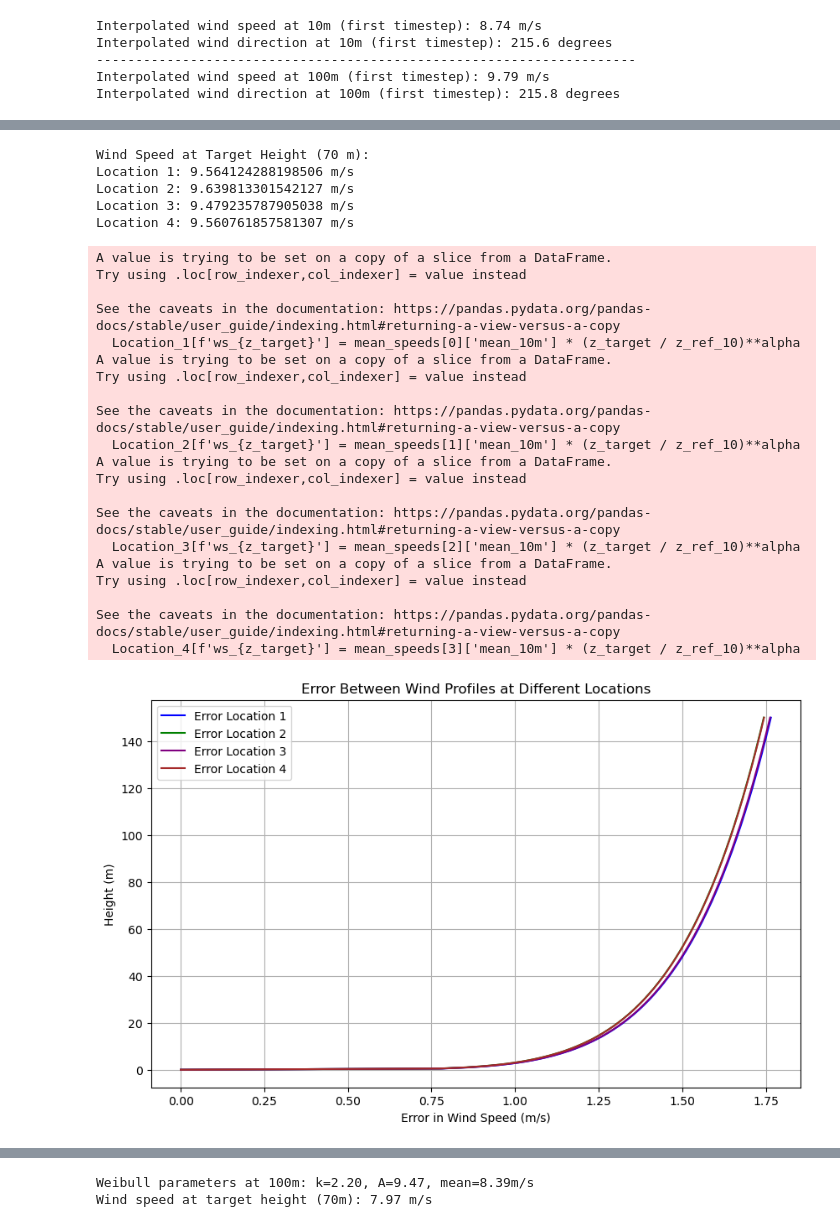
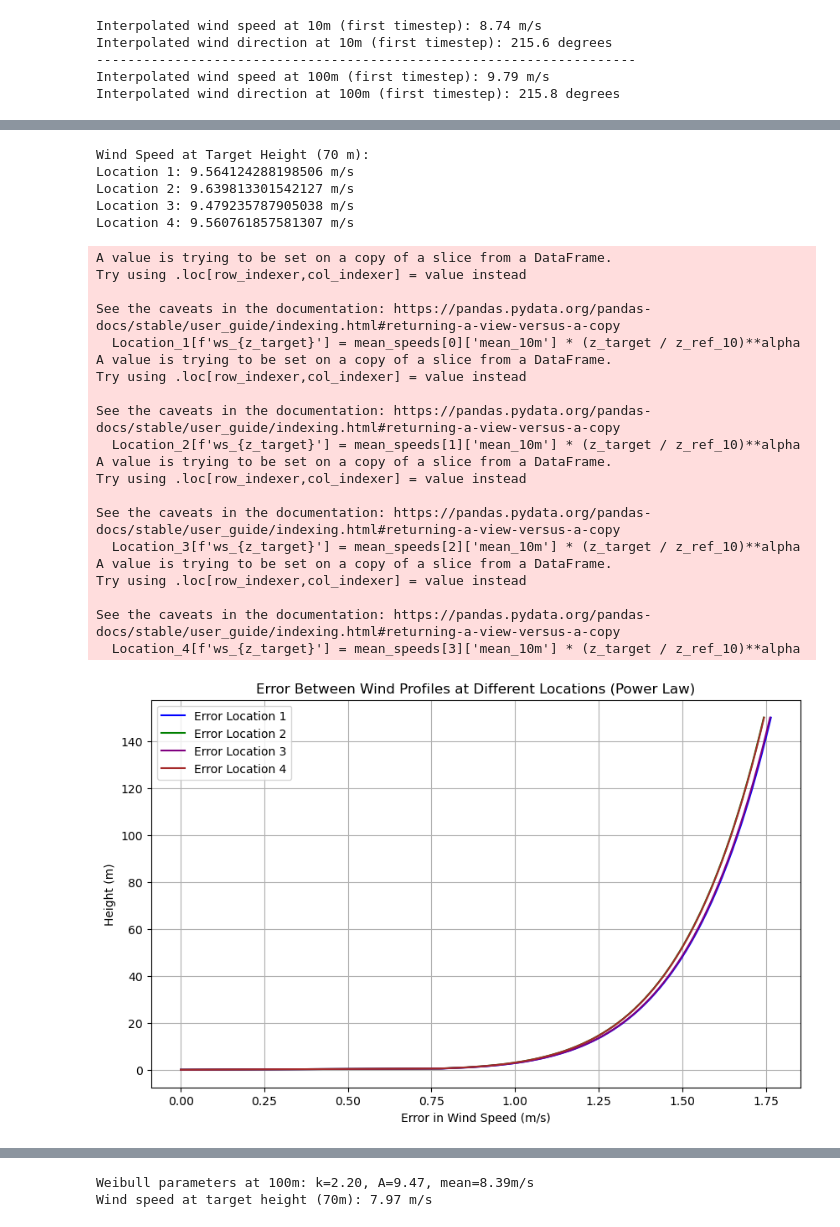
Before and after one commit to DTUWindEducation/final-project-bladepyrunner, a Jupyter notebook: main_code.ipynb, the cells around one changed output, grey strips where cells are left out. Cells and saved outputs as stored; diff of their text form; code cells hidden in the pictures.

```diff
--- a/main_code.ipynb
+++ b/main_code.ipynb
@@ -255,7 +255,12 @@ alpha = 1 / 7  # Wind shear exponent (empirical for neutral stability conditions
 
 z_target = 70  # Set the target height
 
-z = np.linspace(0, 150, 300)  # Heights from 0 to 100 m
+max_z = 150  # Maximum height for wind profile
+min_z = 0  # Minimum height for wind profile
+
+z = np.linspace(min_z, max_z, 300)  # Height boundaries for wind profile
+
+### POWER LAW PROFILE ###
 
 # Compute wind profiles using z_ref_100 as the reference height
 u_location1 = mean_speeds[0]['mean_100m'] * (z / z_ref_100)**alpha
@@ -318,35 +323,73 @@ plt.plot(error_location4, z, label='Error Location 4', color='brown')
 
 plt.xlabel('Error in Wind Speed (m/s)')
 plt.ylabel('Height (m)')
-plt.title('Error Between Wind Profiles at Different Locations')
+plt.title('Error Between Wind Profiles at Different Locations (Power Law)')
 plt.legend()
 plt.grid()
 plt.show()
+
+### LOGARITHMIC LAW PROFILE ###
+
+def offshore_wind_speed(z, u_ref, z_ref, z0=0.0002):
+    """Compute wind speed at height z using logarithmic profile."""
+    return u_ref * (np.log(z / z0) / np.log(z_ref / z0))
+
+# Compute wind profiles using z_ref_100 as the reference height
+u_location1_log = offshore_wind_speed(z, mean_speeds[0]['mean_100m'], z_ref_100)
+u_location2_log = offshore_wind_speed(z, mean_speeds[1]['mean_100m'], z_ref_100)
+u_location3_log = offshore_wind_speed(z, mean_speeds[2]['mean_100m'], z_ref_100)
+u_location4_log = offshore_wind_speed(z, mean_speeds[3]['mean_100m'], z_ref_100)
+
+# Compute wind profiles using z_ref_10 as the reference height
+u_location1_log_ref10 = offshore_wind_speed(z, mean_speeds[0]['mean_10m'], z_ref_10)
+u_location2_log_ref10 = offshore_wind_speed(z, mean_speeds[1]['mean_10m'], z_ref_10)
+u_location3_log_ref10 = offshore_wind_speed(z, mean_speeds[2]['mean_10m'], z_ref_10)
+u_location4_log_ref10 = offshore_wind_speed(z, mean_speeds[3]['mean_10m'], z_ref_10)
+
+plt.figure(figsize=(10, 6))
+# Plot wind profiles using z_ref_100 as the reference height
+plt.plot(u_location1_log, z, label='Location 1 (z_ref_100)', color='blue')
+plt.plot(u_location2_log, z, label='Location 2 (z_ref_100)', color='green')
+plt.plot(u_location3_log, z, label='Location 3 (z_ref_100)', color='red')
+plt.plot(u_location4_log, z, label='Location 4 (z_ref_100)', color='orange')
+
+# Plot wind profiles using z_ref_10 as the reference height with dashed lines
+plt.plot(u_location1_log_ref10, z, '--', label='Location 1 (z_ref_10)', color='blue')
+plt.plot(u_location2_log_ref10, z, '--', label='Location 2 (z_ref_10)', color='green')
+plt.plot(u_location3_log_ref10, z, '--', label='Location 3 (z_ref_10)', color='red')
+plt.plot(u_location4_log_ref10, z, '--', label='Location 4 (z_ref_10)', color='orange')
+
+plt.xlabel('Wind Speed (m/s)')
+plt.ylabel('Height (m)')
+plt.title('Wind Speed Profiles at Different Locations (Logarithmic Law)')
+plt.legend()
+plt.grid()
+plt.show()
 # %% [output]
 [figure]
 Wind Speed at Target Height (70 m):
 Location 1: 9.564124288198506 m/s
 Location 2: 9.639813301542127 m/s
 Location 3: 9.479235787905038 m/s
 Location 4: 9.560761857581307 m/s
 A value is trying to be set on a copy of a slice from a DataFrame.
 Try using .loc[row_indexer,col_indexer] = value instead
 
 See the caveats in the documentation: https://pandas.pydata.org/pandas-docs/stable/user_guide/indexing.html#returning-a-view-versus-a-copy
   Location_1[f'ws_{z_target}'] = mean_speeds[0]['mean_10m'] * (z_target / z_ref_10)**alpha
 A value is trying to be set on a copy of a slice from a DataFrame.
 Try using .loc[row_indexer,col_indexer] = value instead
 
 See the caveats in the documentation: https://pandas.pydata.org/pandas-docs/stable/user_guide/indexing.html#returning-a-view-versus-a-copy
   Location_2[f'ws_{z_target}'] = mean_speeds[1]['mean_10m'] * (z_target / z_ref_10)**alpha
 A value is trying to be set on a copy of a slice from a DataFrame.
 Try using .loc[row_indexer,col_indexer] = value instead
 
 See the caveats in the documentation: https://pandas.pydata.org/pandas-docs/stable/user_guide/indexing.html#returning-a-view-versus-a-copy
   Location_3[f'ws_{z_target}'] = mean_speeds[2]['mean_10m'] * (z_target / z_ref_10)**alpha
 A value is trying to be set on a copy of a slice from a DataFrame.
 Try using .loc[row_indexer,col_indexer] = value instead
 
 See the caveats in the documentation: https://pandas.pydata.org/pandas-docs/stable/user_guide/indexing.html#returning-a-view-versus-a-copy
   Location_4[f'ws_{z_target}'] = mean_speeds[3]['mean_10m'] * (z_target / z_ref_10)**alpha
-[figure, old version]
+[figure, new version]
```
Also changed, not shown: parts of 3 cells of this notebook.
